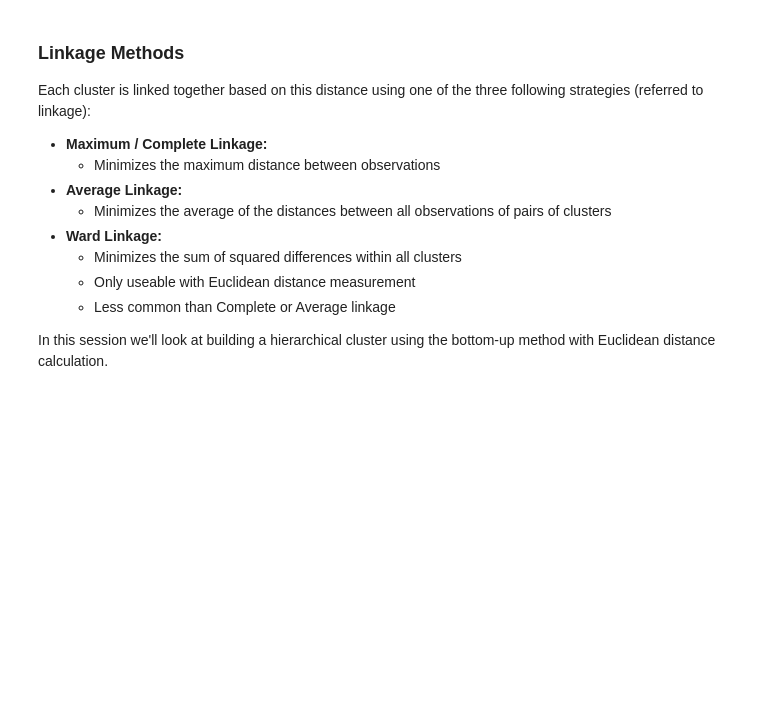
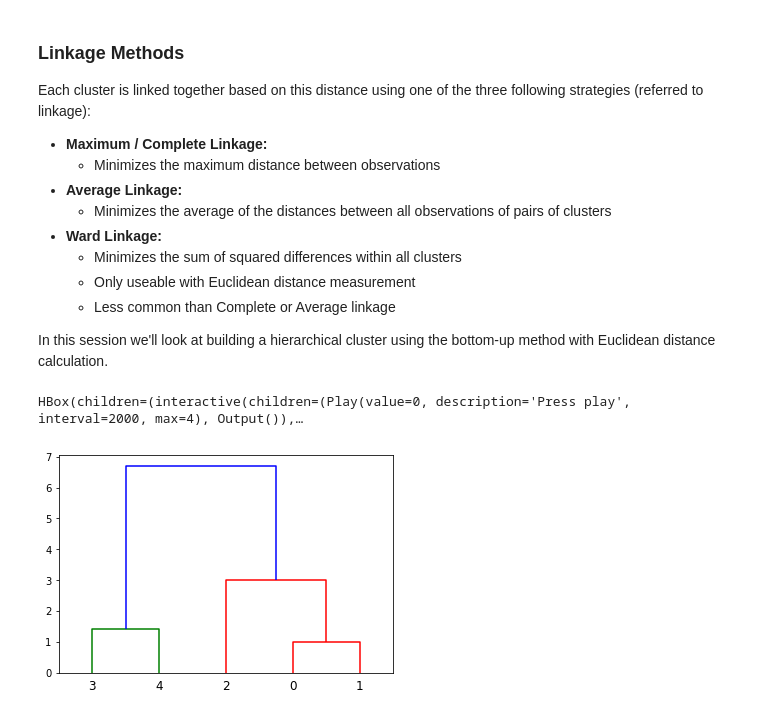
Before and after one commit to PyDataFortWayne/MachineLearningClustering, a Jupyter notebook: MachineLearningClustering.ipynb, the cells around one changed output. Cells and saved outputs as stored; diff of their text form; code cells hidden in the pictures; blank space fills up the shorter version.

```diff
--- a/MachineLearningClustering.ipynb
+++ b/MachineLearningClustering.ipynb
@@ -351,0 +385,35 @@ In this session we'll look at building a hierarchical cluster using the bottom-u
+# %%
+n_widget = widgets.IntSlider(
+    value=0,
+    min=0,
+    max=4,
+    step=1,
+    description='Step:',
+    continuous_update=False,
+)
+play = widgets.Play(
+    interval=2000,
+    value=0,
+    min=0,
+    max=4,
+    step=1,
+    description="Press play",
+    disabled=False
+)
+widgets.jslink((play, 'value'), (n_widget, 'value'))
+w = widgets.interactive(plot_clust, i=play)
+widgets.HBox([w, n_widget])
+# %% [output]
+HBox(children=(interactive(children=(Play(value=0, description='Press play', interval=2000, max=4), Output()),…
+# %%
+# sklearn doesn't have a handy dendrogram method so we'll use scipy
+# to graph it.
+from scipy.cluster.hierarchy import dendrogram, linkage
+
+data = list(zip(p_x, p_y))
+
+Z = linkage(data)
+
+dendrogram(Z);
+# %% [output]
+[figure, added]
```
Also changed, not shown: parts of 5 cells of this notebook.
